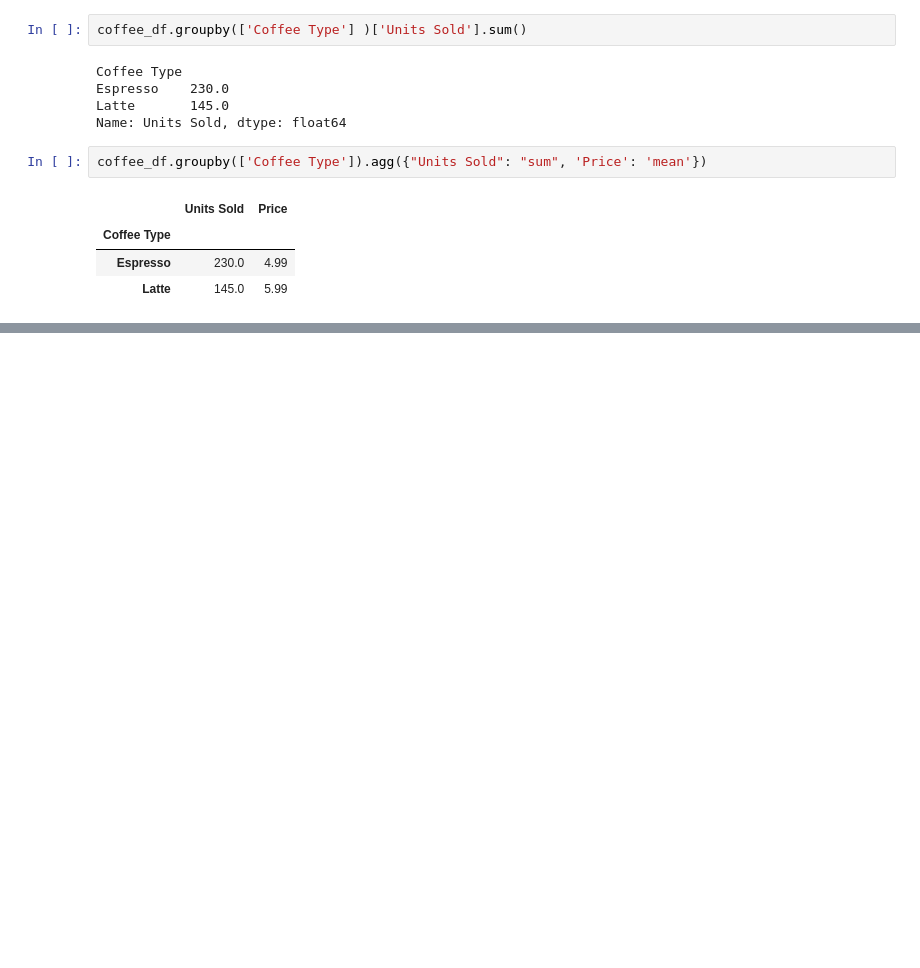
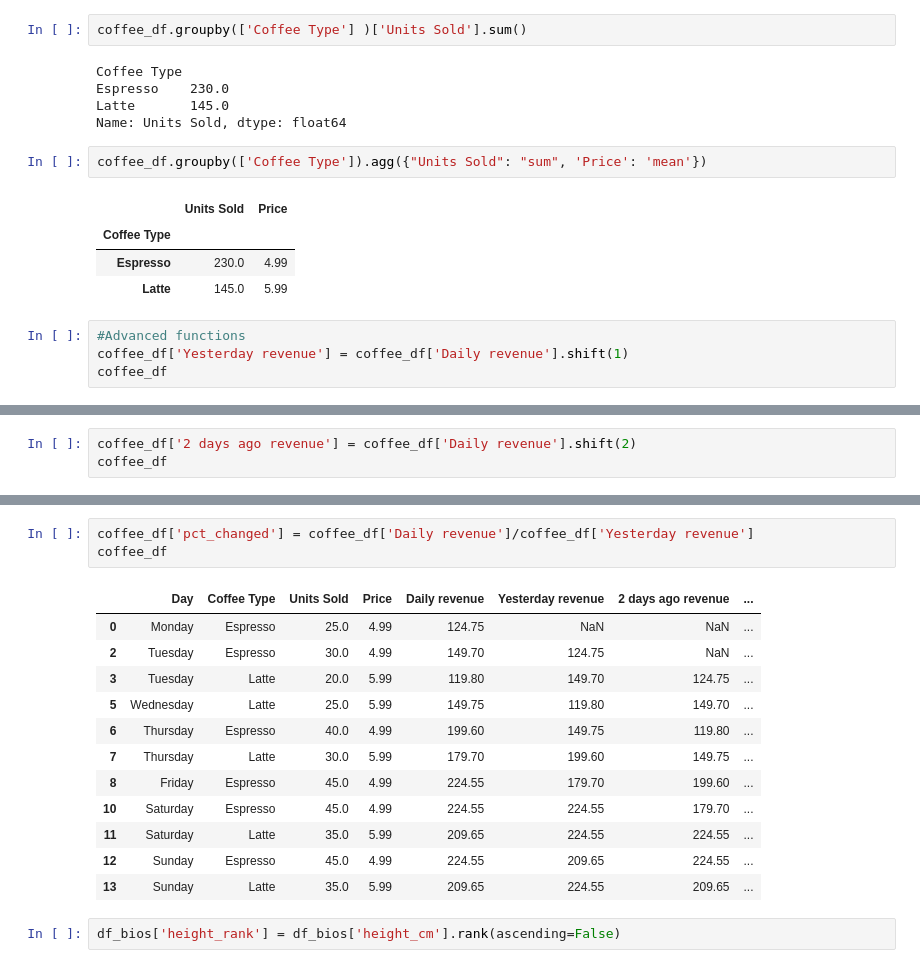
Before and after one commit to VaskarO/Data-analysis-and-business-intelligence, a Jupyter notebook: Packages and reviews/pandas_refresher.ipynb, the cells around one changed output, grey strips where cells are left out. Cells and saved outputs as stored; diff of their text form; blank space fills up the shorter version.

```diff
--- a/Packages and reviews/pandas_refresher.ipynb
+++ b/Packages and reviews/pandas_refresher.ipynb
@@ -707,3 +707,7 @@ coffee_df.groupby(['Coffee Type']).agg({"Units Sold": "sum", 'Price': 'mean'})
 | Coffee Type |  |  |
 | Espresso | 230.0 | 4.99 |
 | Latte | 145.0 | 5.99 |
+# %%
+#Advanced functions
+coffee_df['Yesterday revenue'] = coffee_df['Daily revenue'].shift(1)
+coffee_df
@@ -709,0 +727,3 @@ coffee_df.groupby(['Coffee Type']).agg({"Units Sold": "sum", 'Price': 'mean'})
+# %%
+coffee_df['2 days ago revenue'] = coffee_df['Daily revenue'].shift(2)
+coffee_df
@@ -709,0 +743,18 @@ coffee_df.groupby(['Coffee Type']).agg({"Units Sold": "sum", 'Price': 'mean'})
+# %%
+coffee_df['pct_changed'] = coffee_df['Daily revenue']/coffee_df['Yesterday revenue']
+coffee_df
+# %% [output]
+|  | Day | Coffee Type | Units Sold | Price | Daily revenue | Yesterday revenue | 2 days ago revenue | ... |
+| 0 | Monday | Espresso | 25.0 | 4.99 | 124.75 | NaN | NaN | ... |
+| 2 | Tuesday | Espresso | 30.0 | 4.99 | 149.70 | 124.75 | NaN | ... |
+| 3 | Tuesday | Latte | 20.0 | 5.99 | 119.80 | 149.70 | 124.75 | ... |
+| 5 | Wednesday | Latte | 25.0 | 5.99 | 149.75 | 119.80 | 149.70 | ... |
+| 6 | Thursday | Espresso | 40.0 | 4.99 | 199.60 | 149.75 | 119.80 | ... |
+| 7 | Thursday | Latte | 30.0 | 5.99 | 179.70 | 199.60 | 149.75 | ... |
+| 8 | Friday | Espresso | 45.0 | 4.99 | 224.55 | 179.70 | 199.60 | ... |
+| 10 | Saturday | Espresso | 45.0 | 4.99 | 224.55 | 224.55 | 179.70 | ... |
+| 11 | Saturday | Latte | 35.0 | 5.99 | 209.65 | 224.55 | 224.55 | ... |
+| 12 | Sunday | Espresso | 45.0 | 4.99 | 224.55 | 209.65 | 224.55 | ... |
+| 13 | Sunday | Latte | 35.0 | 5.99 | 209.65 | 224.55 | 209.65 | ... |
+# %%
+df_bios['height_rank'] = df_bios['height_cm'].rank(ascending=False)
```
Also changed, not shown: parts of 9 cells of this notebook.
